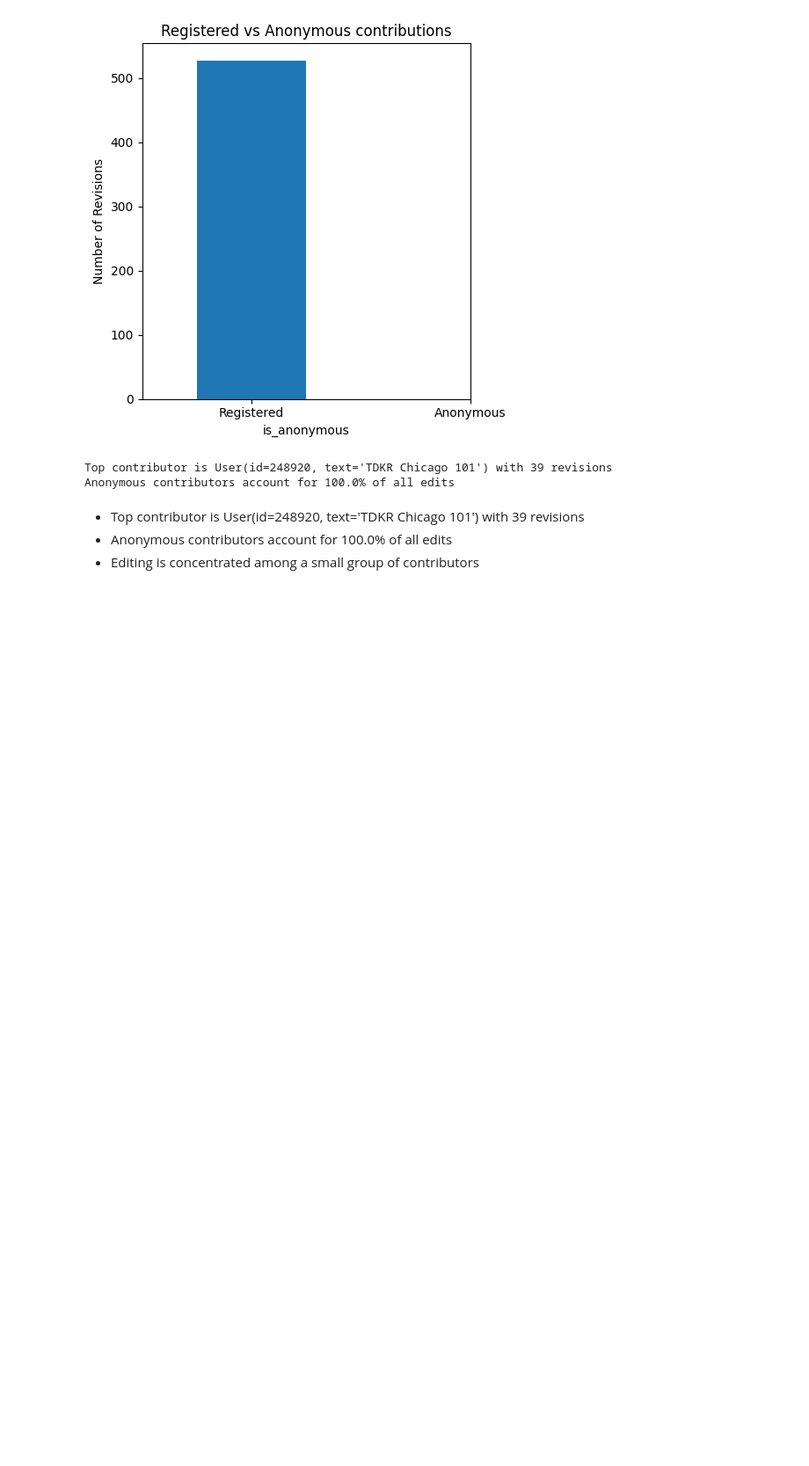
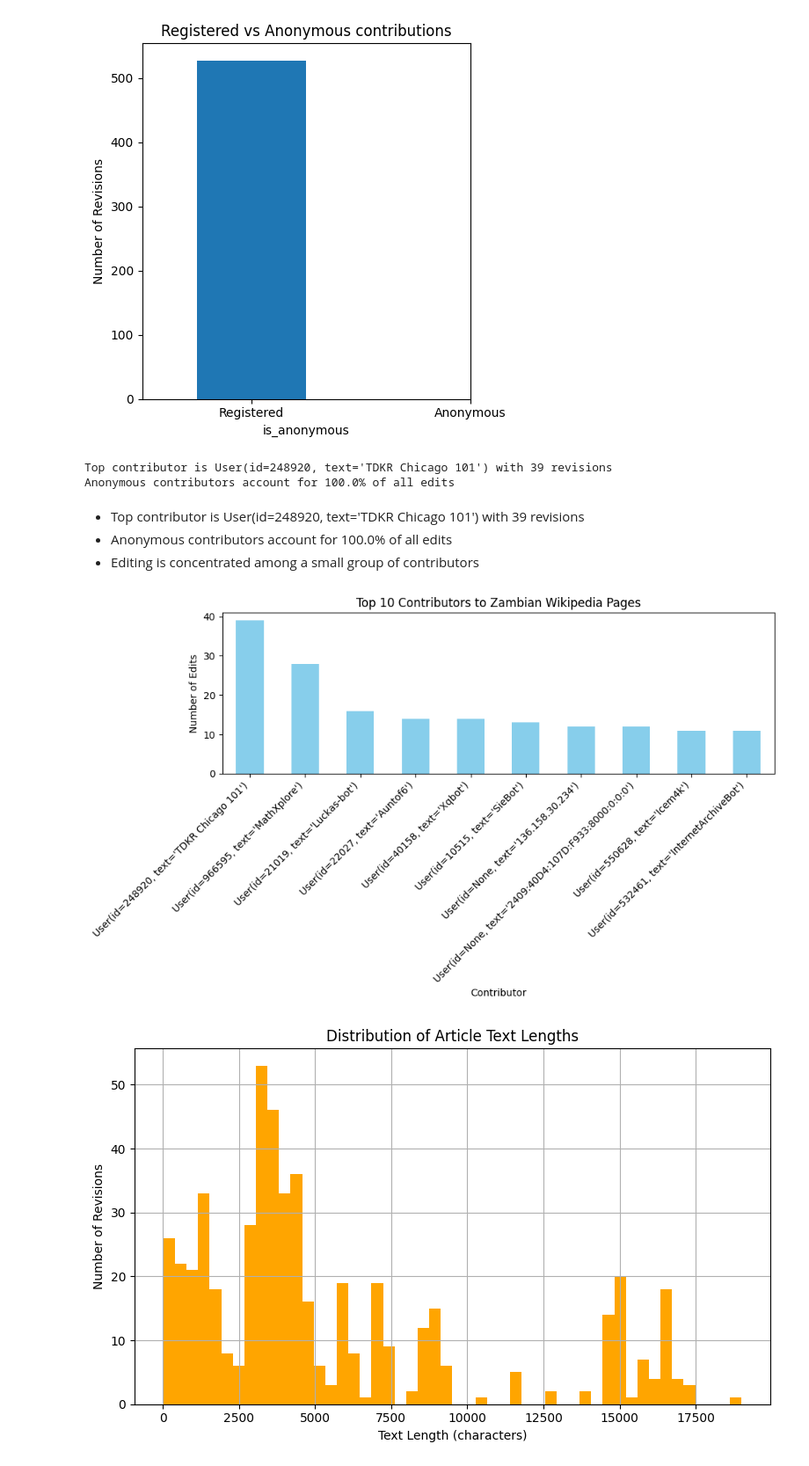
Before and after one commit to bruh7463/data_mining_project_team_14, a Jupyter notebook: data_mining_project.ipynb, the cells around one changed output. Shown at 88% size. Saved outputs shown, nothing was run; the diff lists cells and outputs as text; code cells hidden in the pictures; blank space fills up the shorter version.

Commit message:
[DU] added summary of Data Understanding

```diff
--- a/data_mining_project.ipynb
+++ b/data_mining_project.ipynb
@@ -187,3 +187,47 @@ Anonymous contributors account for 100.0% of all edits
 * Top contributor is User(id=248920, text='TDKR Chicago 101') with 39 revisions
 * Anonymous contributors account for 100.0% of all edits
 * Editing is concentrated among a small group of contributors
+# %%
+# [DU] Michael  - Summary of Data Understanding
+
+# Combine contributor_name and contributor_ip for analysis
+df["contributor"] = df["contributor_name"].fillna(df["contributor_ip"])
+
+# 1. Top 10 contributors (by number of edits)
+top_contributors = df["contributor"].value_counts().head(10)
+
+plt.figure(figsize=(10,6))
+top_contributors.plot(kind="bar", color="skyblue")
+plt.title("Top 10 Contributors to Zambian Wikipedia Pages")
+plt.xlabel("Contributor")
+plt.ylabel("Number of Edits")
+plt.xticks(rotation=45, ha="right")
+plt.tight_layout()
+plt.show()
+
+
+# 2. Distribution of text length (histogram)
+plt.figure(figsize=(8,5))
+df["text_length"].hist(bins=50, color="orange")
+plt.title("Distribution of Article Text Lengths")
+plt.xlabel("Text Length (characters)")
+plt.ylabel("Number of Revisions")
+plt.tight_layout()
+plt.show()
+
+
+# 3. Edits over time (timeline)
+df["timestamp"] = pd.to_datetime(df["timestamp"], errors="coerce")
+edits_per_year = df["timestamp"].dt.year.value_counts().sort_index()
+
+plt.figure(figsize=(10,6))
+edits_per_year.plot(kind="line", marker="o")
+plt.title("Number of Edits Per Year on Zambian Wikipedia Pages")
+plt.xlabel("Year")
+plt.ylabel("Edits")
+plt.grid(True)
+plt.tight_layout()
+plt.show()
+# %% [output]
+[figure, added]
+[figure, added]
```
Also changed, not shown: parts of 2 cells of this notebook.
